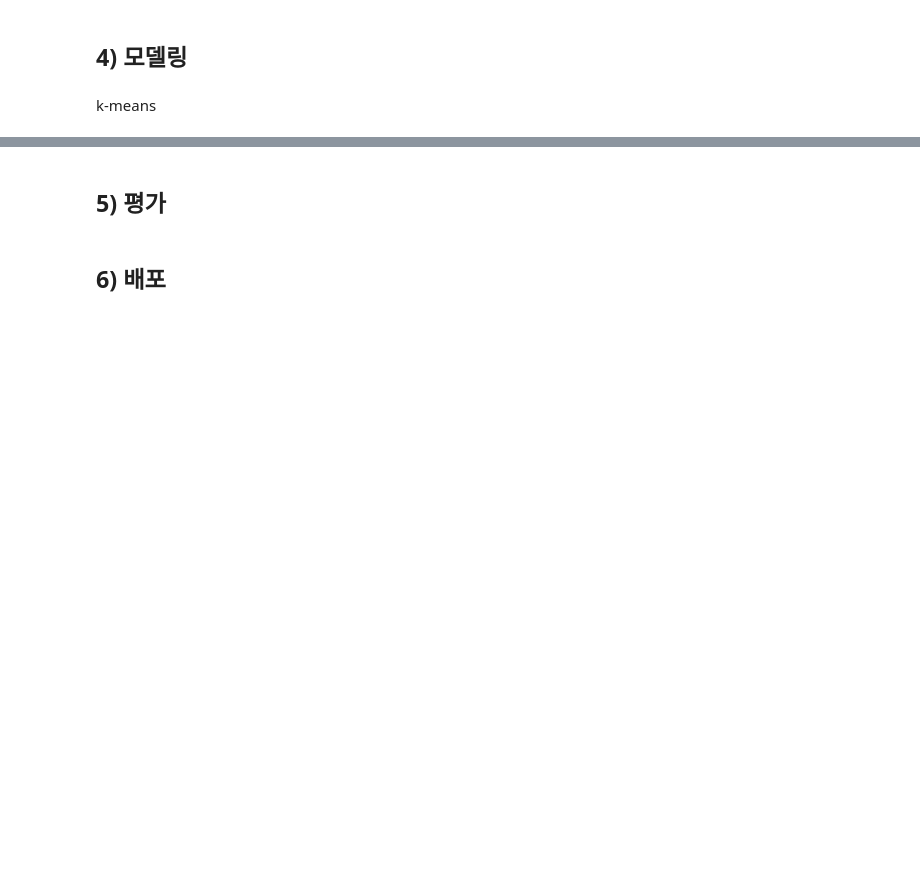
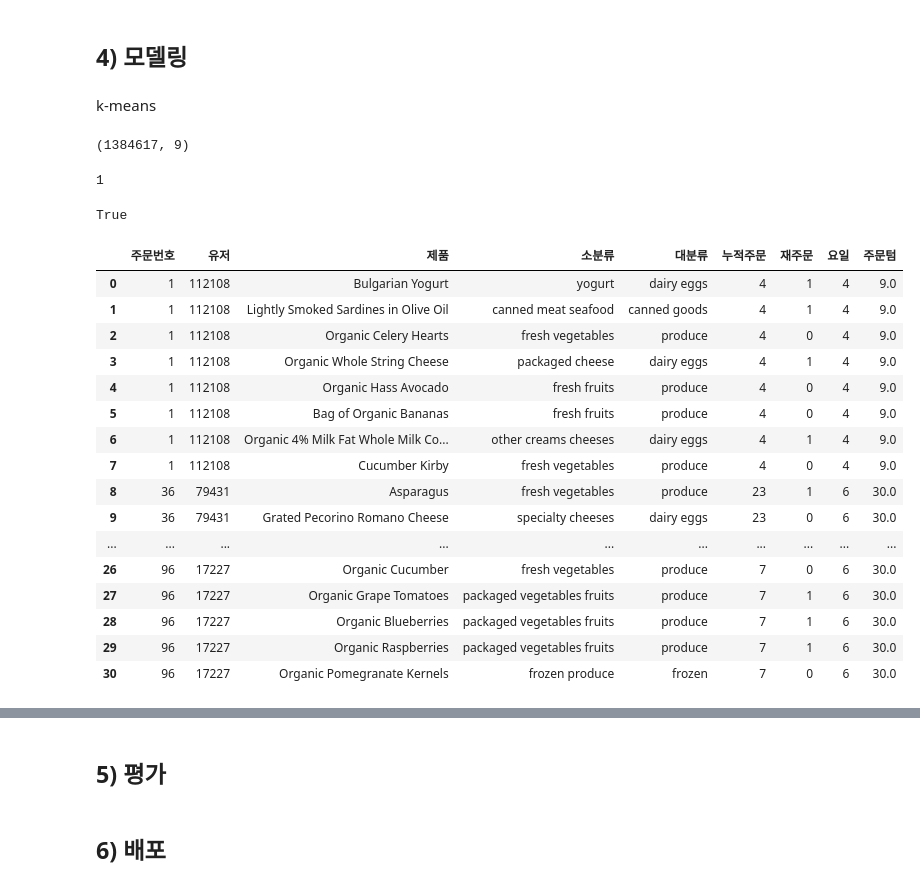
Before and after one commit to ev1025/Instacart, a Jupyter notebook: Code_project1.ipynb, the cells around one changed output, grey strips where cells are left out. Cells and saved outputs as stored; diff of their text form; code cells hidden in the pictures; blank space fills up the shorter version.

```diff
--- a/Code_project1.ipynb
+++ b/Code_project1.ipynb
@@ -134,4 +134,4 @@ def df_rename(data):
     return data
 # %%
 df_graph = df_rename(df_graph)
-df_graph
+df_graph = df_graph.sort_values(by='주문번호',ignore_index=True)
@@ -387,3 +217,36 @@ day_aisles.loc[1]
 ## 4) 모델링
 # %% [markdown]
 k-means
+# %%
+df_graph
+# %% [output]
+(1384617, 9)
+# %%
+df_graph.loc[0]['주문번호']
+df_graph.loc[5]['주문번호']
+# %% [output]
+1
+# %%
+df_graph.values[0][0] == df_graph.values[1][0]
+# %% [output]
+True
+# %%
+df_graph.head(31)
+# %% [output]
+|  | 주문번호 | 유저 | 제품 | 소분류 | 대분류 | 누적주문 | 재주문 | 요일 | 주문텀 |
+| 0 | 1 | 112108 | Bulgarian Yogurt | yogurt | dairy eggs | 4 | 1 | 4 | 9.0 |
+| 1 | 1 | 112108 | Lightly Smoked Sardines in Olive Oil | canned meat seafood | canned goods | 4 | 1 | 4 | 9.0 |
+| 2 | 1 | 112108 | Organic Celery Hearts | fresh vegetables | produce | 4 | 0 | 4 | 9.0 |
+| 3 | 1 | 112108 | Organic Whole String Cheese | packaged cheese | dairy eggs | 4 | 1 | 4 | 9.0 |
+| 4 | 1 | 112108 | Organic Hass Avocado | fresh fruits | produce | 4 | 0 | 4 | 9.0 |
+| 5 | 1 | 112108 | Bag of Organic Bananas | fresh fruits | produce | 4 | 0 | 4 | 9.0 |
+| 6 | 1 | 112108 | Organic 4% Milk Fat Whole Milk Co... | other creams cheeses | dairy eggs | 4 | 1 | 4 | 9.0 |
+| 7 | 1 | 112108 | Cucumber Kirby | fresh vegetables | produce | 4 | 0 | 4 | 9.0 |
+| 8 | 36 | 79431 | Asparagus | fresh vegetables | produce | 23 | 1 | 6 | 30.0 |
+| 9 | 36 | 79431 | Grated Pecorino Romano Cheese | specialty cheeses | dairy eggs | 23 | 0 | 6 | 30.0 |
+| ... | ... | ... | ... | ... | ... | ... | ... | ... | ... |
+| 26 | 96 | 17227 | Organic Cucumber | fresh vegetables | produce | 7 | 0 | 6 | 30.0 |
+| 27 | 96 | 17227 | Organic Grape Tomatoes | packaged vegetables fruits | produce | 7 | 1 | 6 | 30.0 |
+| 28 | 96 | 17227 | Organic Blueberries | packaged vegetables fruits | produce | 7 | 1 | 6 | 30.0 |
+| 29 | 96 | 17227 | Organic Raspberries | packaged vegetables fruits | produce | 7 | 1 | 6 | 30.0 |
+| 30 | 96 | 17227 | Organic Pomegranate Kernels | frozen produce | frozen | 7 | 0 | 6 | 30.0 |
```
Also changed, not shown: parts of 31 cells of this notebook.
